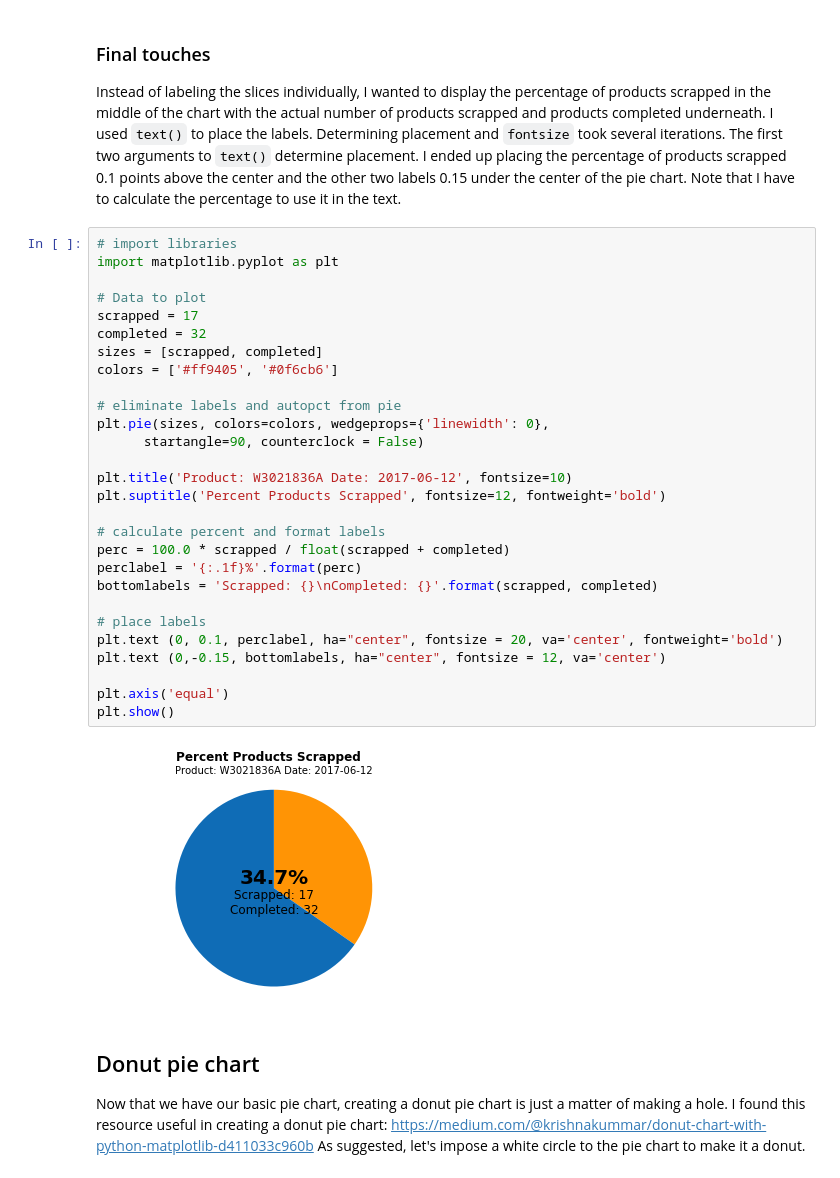
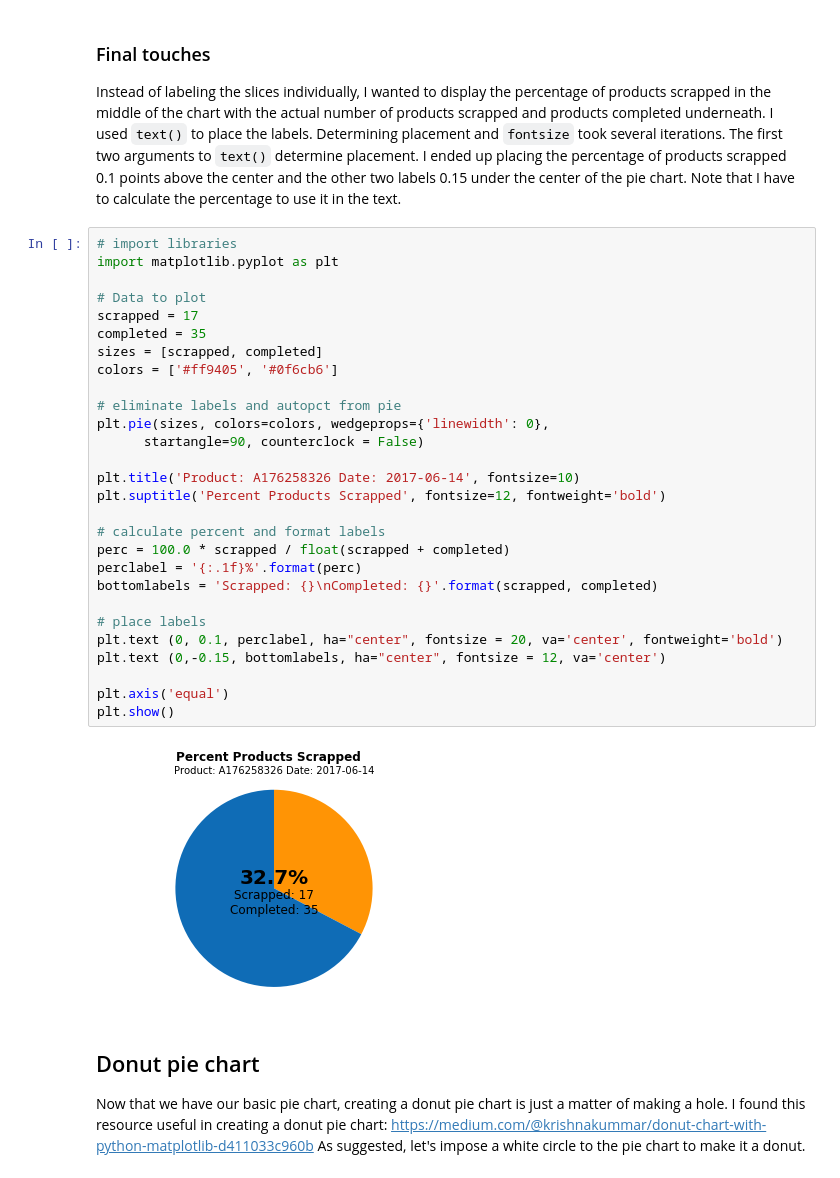
Before and after one commit to DrZeydy/share, a Jupyter notebook: pie_and_donut.ipynb, the cells around one changed output. Drawn from its saved outputs; the diff is of its cells as text.

```diff
--- a/pie_and_donut.ipynb
+++ b/pie_and_donut.ipynb
@@ -287,33 +287,33 @@ Instead of labeling the slices individually, I wanted to display the percentage
 # %%
 # import libraries
 import matplotlib.pyplot as plt
 
 # Data to plot
 scrapped = 17
-completed = 32
+completed = 35
 sizes = [scrapped, completed]
 colors = ['#ff9405', '#0f6cb6']
 
 # eliminate labels and autopct from pie
 plt.pie(sizes, colors=colors, wedgeprops={'linewidth': 0},
       startangle=90, counterclock = False)
 
-plt.title('Product: W3021836A Date: 2017-06-12', fontsize=10)
+plt.title('Product: A176258326 Date: 2017-06-14', fontsize=10)
 plt.suptitle('Percent Products Scrapped', fontsize=12, fontweight='bold')
 
 # calculate percent and format labels
 perc = 100.0 * scrapped / float(scrapped + completed)
 perclabel = '{:.1f}%'.format(perc)
 bottomlabels = 'Scrapped: {}\nCompleted: {}'.format(scrapped, completed)
 
 # place labels
 plt.text (0, 0.1, perclabel, ha="center", fontsize = 20, va='center', fontweight='bold')
 plt.text (0,-0.15, bottomlabels, ha="center", fontsize = 12, va='center')
 
 plt.axis('equal')
 plt.show()
 # %% [output]
-[figure, old version]
+[figure, new version]
 # %% [markdown]
 ## Donut pie chart
 Now that we have our basic pie chart, creating a donut pie chart is just a matter of making a hole.  I found this resource useful in creating a donut pie chart: https://medium.com/@krishnakummar/donut-chart-with-python-matplotlib-d411033c960b  As suggested, let's impose a white circle to the pie chart to make it a donut.
```
Also changed, not shown: parts of 7 cells of this notebook.
